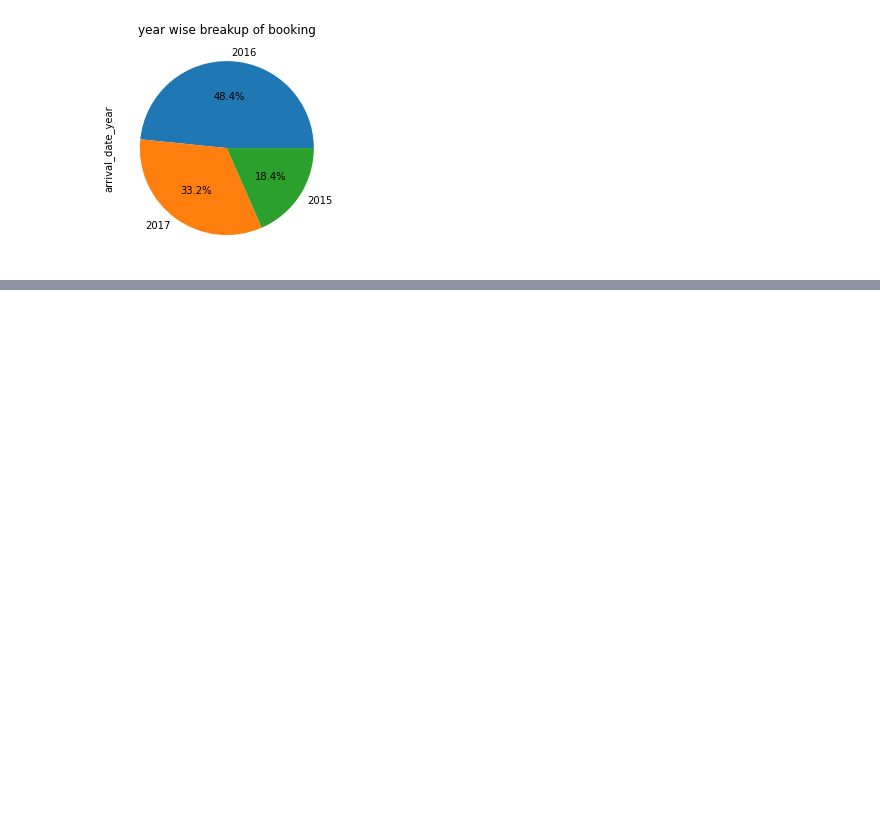
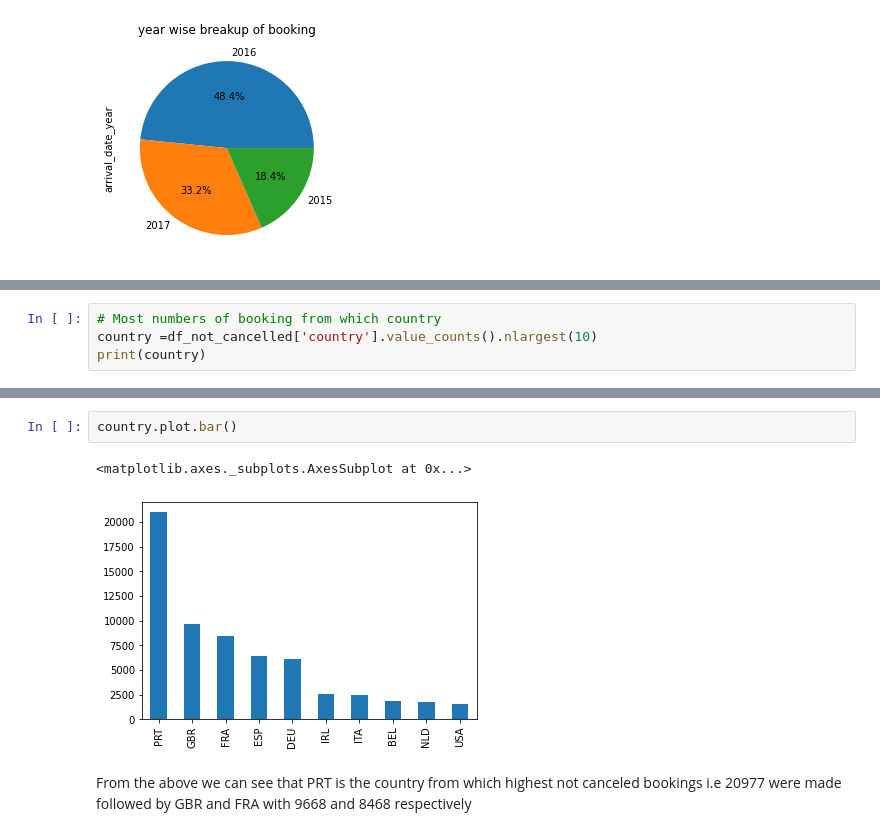
Before and after one commit to jyotirmoy23/Capstone-Project-1, a Jupyter notebook: Copy_of_Hotel_Booking_Analysis_Capstone_Project.ipynb, the cells around one changed output, grey strips where cells are left out. Drawn from its saved outputs; the diff is of its cells as text; blank space fills up the shorter version.

```diff
--- a/Copy_of_Hotel_Booking_Analysis_Capstone_Project.ipynb
+++ b/Copy_of_Hotel_Booking_Analysis_Capstone_Project.ipynb
@@ -226,0 +307,4 @@ Text(0.5, 1.0, 'year wise breakup of booking')
+# %%
+# Most numbers of booking from which country
+country =df_not_cancelled['country'].value_counts().nlargest(10)
+print(country)
@@ -226,0 +323,7 @@ Text(0.5, 1.0, 'year wise breakup of booking')
+# %%
+country.plot.bar()
+# %% [output]
+<matplotlib.axes._subplots.AxesSubplot at 0x...>
+[figure, added]
+# %% [markdown]
+From the above we can see that PRT is the country from which highest not canceled bookings i.e 20977 were made followed by GBR and FRA with 9668 and 8468 respectively
```
Also changed, not shown: parts of 10 cells of this notebook.
